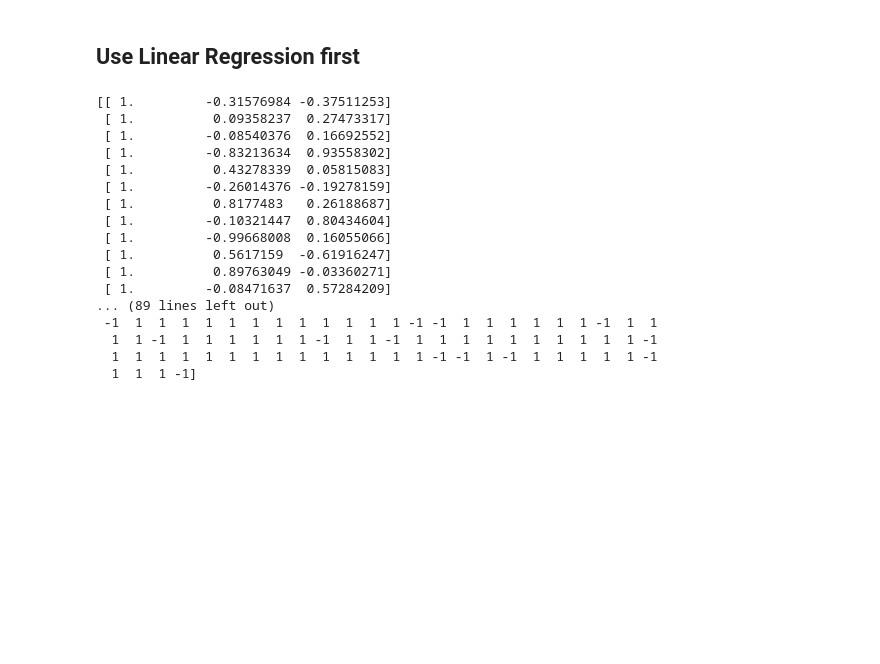
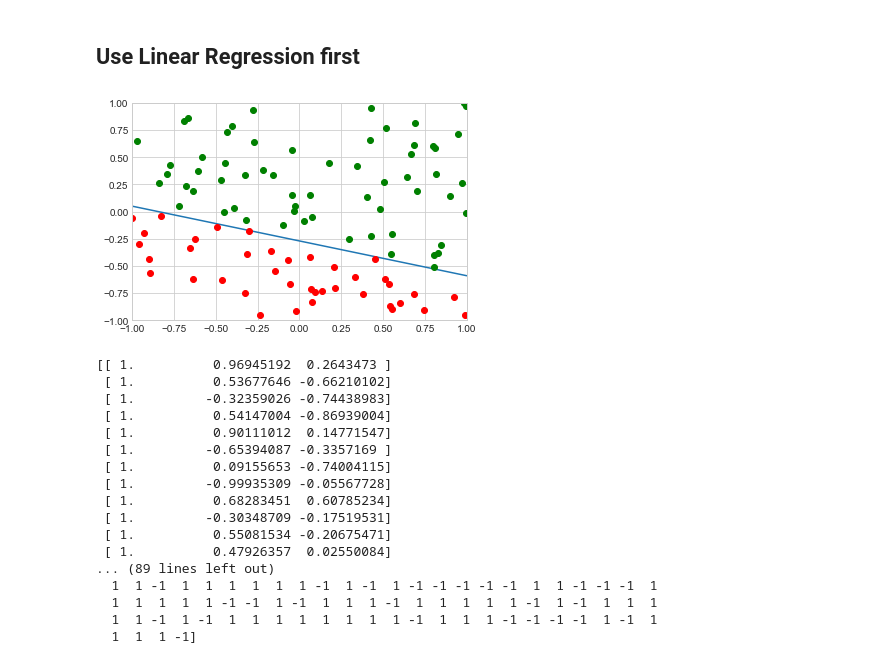
Before and after one commit to lucasgerard/learning-from-data, a Jupyter notebook: homeworks/hw1.ipynb, the cells around one changed output. Drawn from its saved outputs; the diff is of its cells as text; code cells hidden in the pictures; blank space fills up the shorter version.

```diff
--- a/homeworks/hw1.ipynb
+++ b/homeworks/hw1.ipynb
@@ -148,29 +146,39 @@ f, dataset = create_experiment(100)
+# %%
+f, dataset = create_experiment(100)
+
+plt.axis([-1, 1, -1, 1])
+
+x = np.linspace(-1, 1, 2)
+plt.plot(x, f(x))
+
+for data in dataset:
+    point = data[0]
+    output = data[1]
+    plt.plot(point[0], point[1],  'go' if output > 0 else 'ro')
+# %% [output]
+[figure, added]
 # %%
-def thresholded(x):
-    x.insert(0,1)
-    return x
-
-X = np.array(list(map(lambda x: thresholded(x[0]), dataset)))
+X = np.array(list(map(lambda x: [1] + x[0], dataset)))
 print(X)
 y = np.array(list(map(lambda x: x[1], dataset)))
 print(y)
 # %% [output]
-[[ 1.         -0.31576984 -0.37511253]
- [ 1.          0.09358237  0.27473317]
- [ 1.         -0.08540376  0.16692552]
- [ 1.         -0.83213634  0.93558302]
- [ 1.          0.43278339  0.05815083]
- [ 1.         -0.26014376 -0.19278159]
- [ 1.          0.8177483   0.26188687]
- [ 1.         -0.10321447  0.80434604]
- [ 1.         -0.99668008  0.16055066]
- [ 1.          0.5617159  -0.61916247]
- [ 1.          0.89763049 -0.03360271]
- [ 1.         -0.08471637  0.57284209]
+[[ 1.          0.96945192  0.2643473 ]
+ [ 1.          0.53677646 -0.66210102]
+ [ 1.         -0.32359026 -0.74438983]
+ [ 1.          0.54147004 -0.86939004]
+ [ 1.          0.90111012  0.14771547]
+ [ 1.         -0.65394087 -0.3357169 ]
+ [ 1.          0.09155653 -0.74004115]
+ [ 1.         -0.99935309 -0.05567728]
+ [ 1.          0.68283451  0.60785234]
+ [ 1.         -0.30348709 -0.17519531]
+ [ 1.          0.55081534 -0.20675471]
+ [ 1.          0.47926357  0.02550084]
 ... (89 lines left out)
- -1  1  1  1  1  1  1  1  1  1  1  1  1 -1 -1  1  1  1  1  1  1 -1  1  1
-  1  1 -1  1  1  1  1  1  1 -1  1  1 -1  1  1  1  1  1  1  1  1  1  1 -1
-  1  1  1  1  1  1  1  1  1  1  1  1  1  1 -1 -1  1 -1  1  1  1  1  1 -1
+  1  1 -1  1  1  1  1  1  1 -1  1 -1  1 -1 -1 -1 -1 -1  1  1 -1 -1 -1  1
+  1  1  1  1  1 -1 -1  1 -1  1  1  1 -1  1  1  1  1  1 -1  1 -1  1  1  1
+  1  1 -1  1 -1  1  1  1  1  1  1  1  1 -1  1  1  1 -1 -1 -1 -1  1 -1  1
   1  1  1 -1]
 # %%
 # Using pseudo-inverse
```
Also changed, not shown: parts of 4 cells of this notebook.
